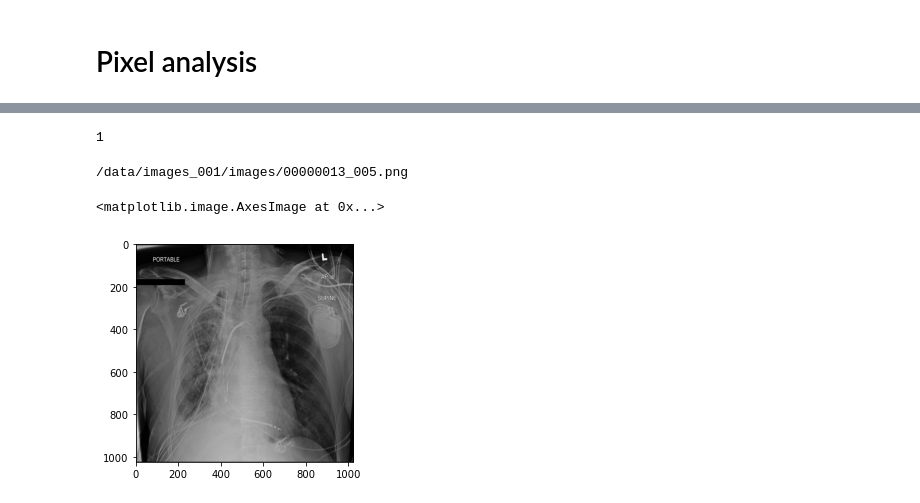
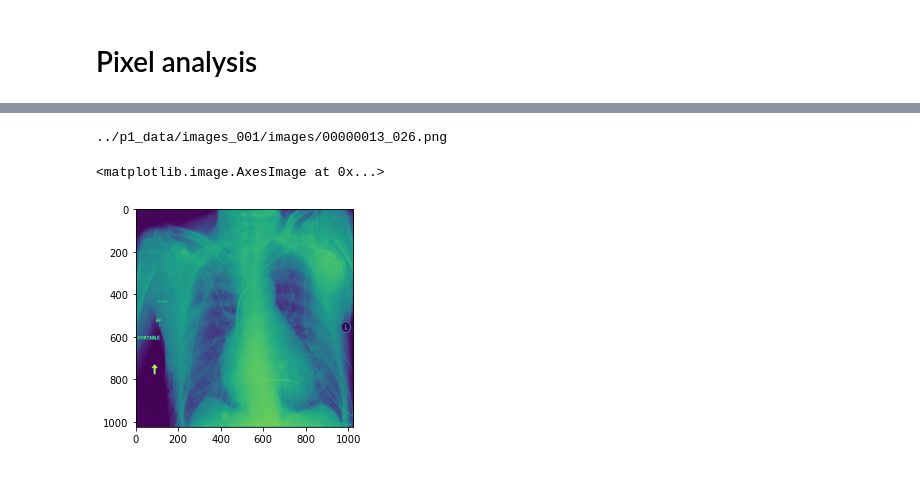
Before and after one commit to felixglush/Pneumonia-Detection, a Jupyter notebook: EDA.ipynb, the cells around one changed output, grey strips where cells are left out. Drawn from its saved outputs; the diff is of its cells as text; code cells hidden in the pictures.

```diff
--- a/EDA.ipynb
+++ b/EDA.ipynb
@@ -300,22 +274,15 @@ images_001              images_006  images_011  train_val_list.txt
-# %%
-imgs = glob('/data/images*/*/*')
-# '/data/images_###/images/' is 23 characters long, so get all characters from index 24 till end to
-# extract the filename and create a mapping between filename and path (filenames are unique)
-img2path = {path[24:] : path for path in imgs}
-
-# filenames are unique
-sample_df["Image Index"].value_counts().max()
-# %% [output]
-1
+# %%
+img2path = {os.path.basename(x): x for x in
+                   glob(os.path.join('../p1_data','images*', '*', '*.png'))}
 # %%
-sample_img_path = img2path[sample_df["Image Index"].tolist()[0]]
+sample_img_path = img2path[sample_df["Image Index"].tolist()[1]]
 print(sample_img_path)
 sample_image = mpimg.imread(sample_img_path)
-plt.imshow(sample_image, cmap="gray")
+plt.imshow(sample_image)
 # %% [output]
-/data/images_001/images/00000013_005.png
+../p1_data/images_001/images/00000013_026.png
 <matplotlib.image.AxesImage at 0x...>
-[figure, old version]
+[figure, new version]
 # %%
 split_findings = sample_df['Finding Labels'].map(lambda x: x.split('|'))
 labels = split_findings.tolist()
```
Also changed, not shown: parts of 41 cells of this notebook.
